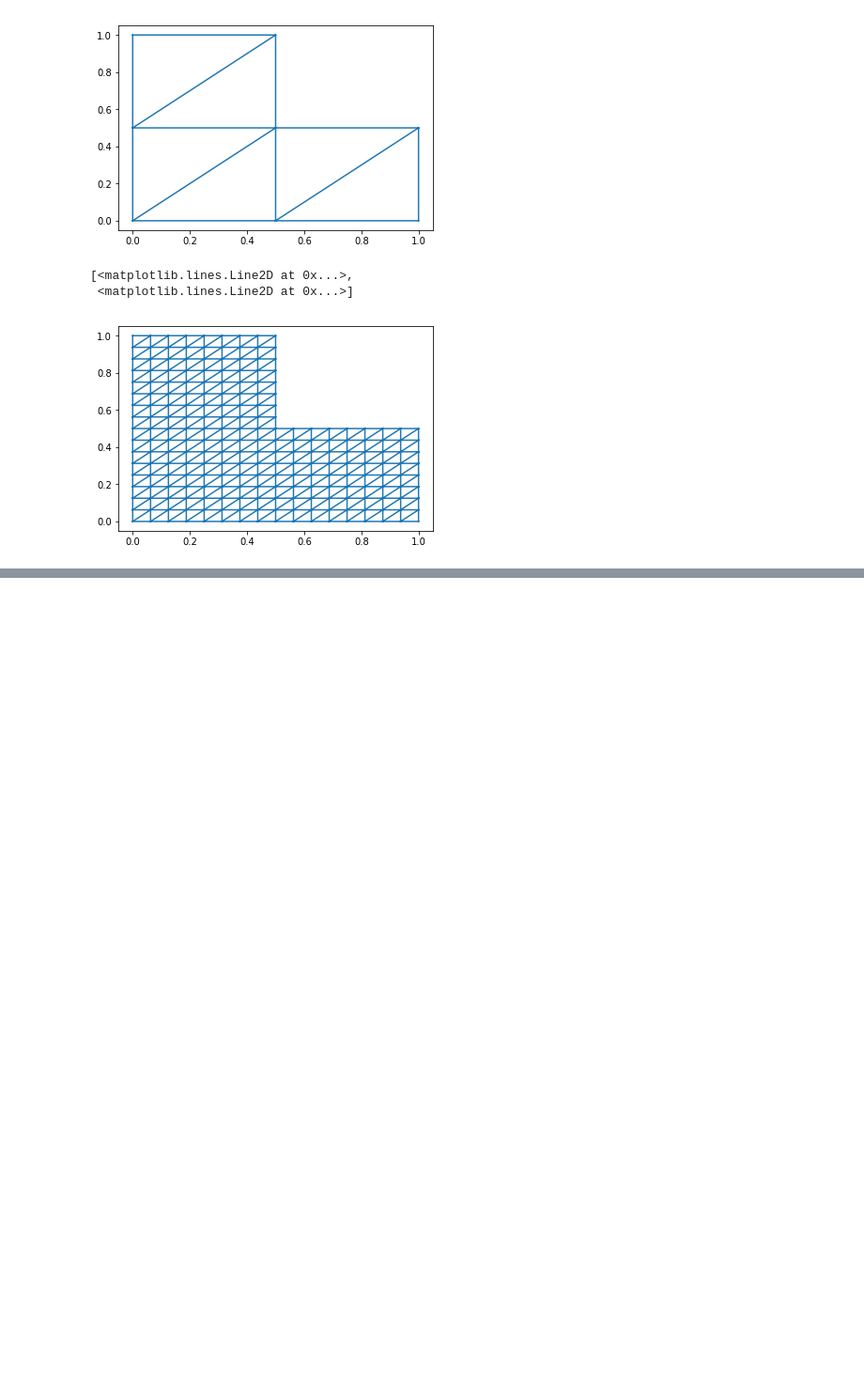
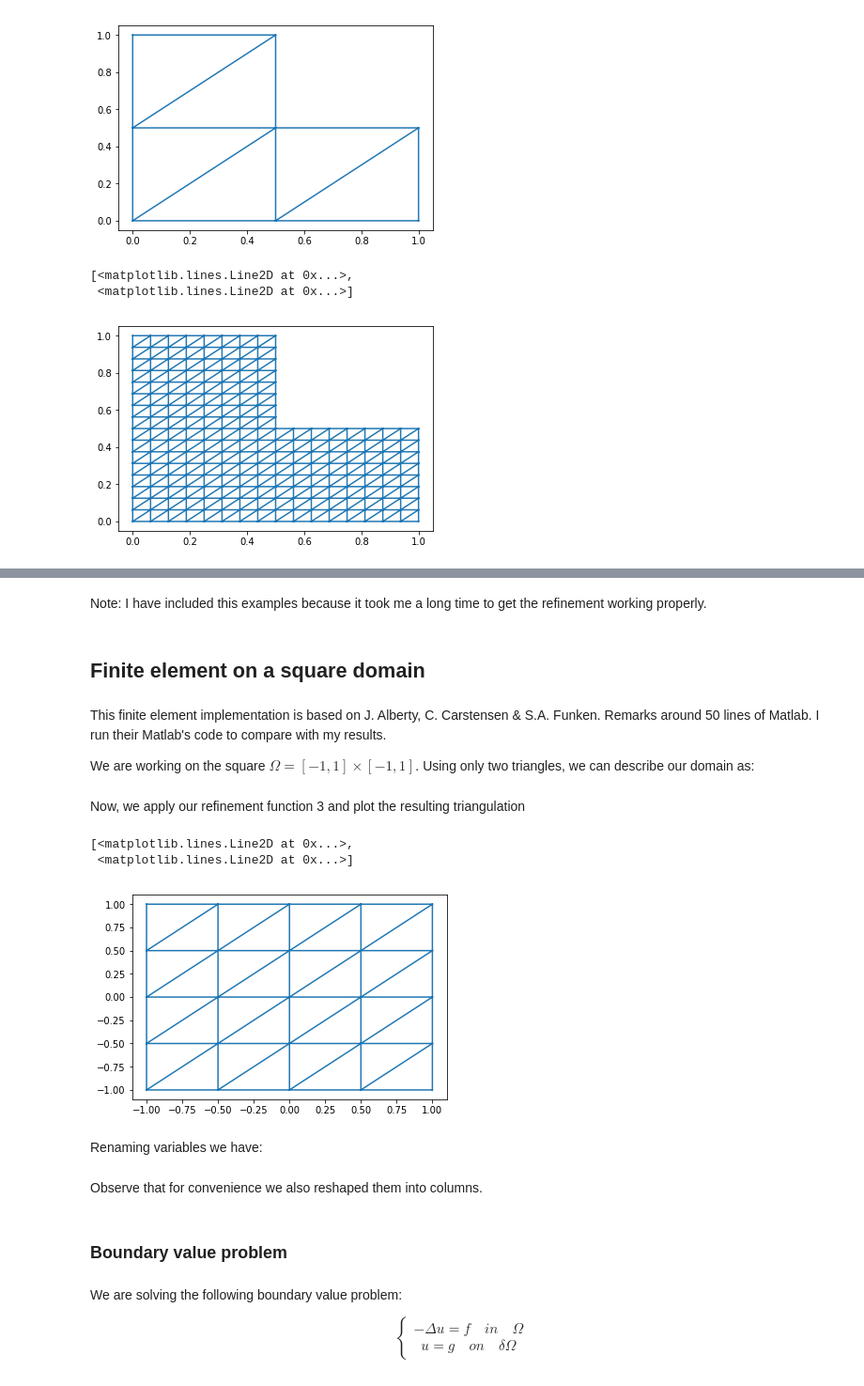
Before and after one commit to gayalami/MATH-579, a Jupyter notebook: Finite_element.ipynb, the cells around one changed output, grey strips where cells are left out. Shown at 94% size. Saved outputs shown, nothing was run; the diff lists cells and outputs as text; code cells hidden in the pictures; blank space fills up the shorter version.

```diff
--- a/Finite_element.ipynb
+++ b/Finite_element.ipynb
@@ -310,0 +239,26 @@ I will continue working on my notebook during the rest of reading week.
+# %% [markdown]
+Note: I have included this examples because it took me a long time to get the refinement working properly.
+# %% [markdown]
+## Finite element on a square domain
+# %% [markdown]
+This finite element implementation is based on J. Alberty, C. Carstensen & S.A. Funken. Remarks around 50 lines of Matlab. I run their Matlab's code to compare with my results.
+
+We are working on the square $\Omega = [-1,1] \times [-1,1]$. Using only two triangles, we can describe our domain as:
+# %%
+x = [-1,  1 , 1, -1]
+y = [-1,  -1 , 1, 1]
+triangles = [ [0,1,2], [0,2,3] ]
+boundary = [[0,1], [1,3], [2,0], [2,3]]
+# %% [markdown]
+Now, we apply our refinement function 3 and plot the resulting triangulation
+# %%
+for i in range(2):
+    x, y, triangles, boundary = red_refinement(x, y, triangles, boundary)
+    triang = tri.Triangulation(x, y, triangles)
+plt.triplot(triang)
+# %% [output]
+[<matplotlib.lines.Line2D at 0x...>,
+ <matplotlib.lines.Line2D at 0x...>]
+[figure, added]
+# %% [markdown]
+Renaming variables we have:
@@ -310,0 +273,13 @@ I will continue working on my notebook during the rest of reading week.
+# %% [markdown]
+Observe that for convenience we also reshaped them into columns.
+# %% [markdown]
+### Boundary value problem
+# %% [markdown]
+We are solving the following boundary value problem:
+
+\begin{equation}
+  \left\{\begin{matrix}
+    -\Delta u = f \quad in \quad \Omega \\
+    u=g \quad on \quad \delta\Omega
+    \end{matrix}\right.
+\end{equation}
```
Also changed, not shown: parts of 66 cells of this notebook.
